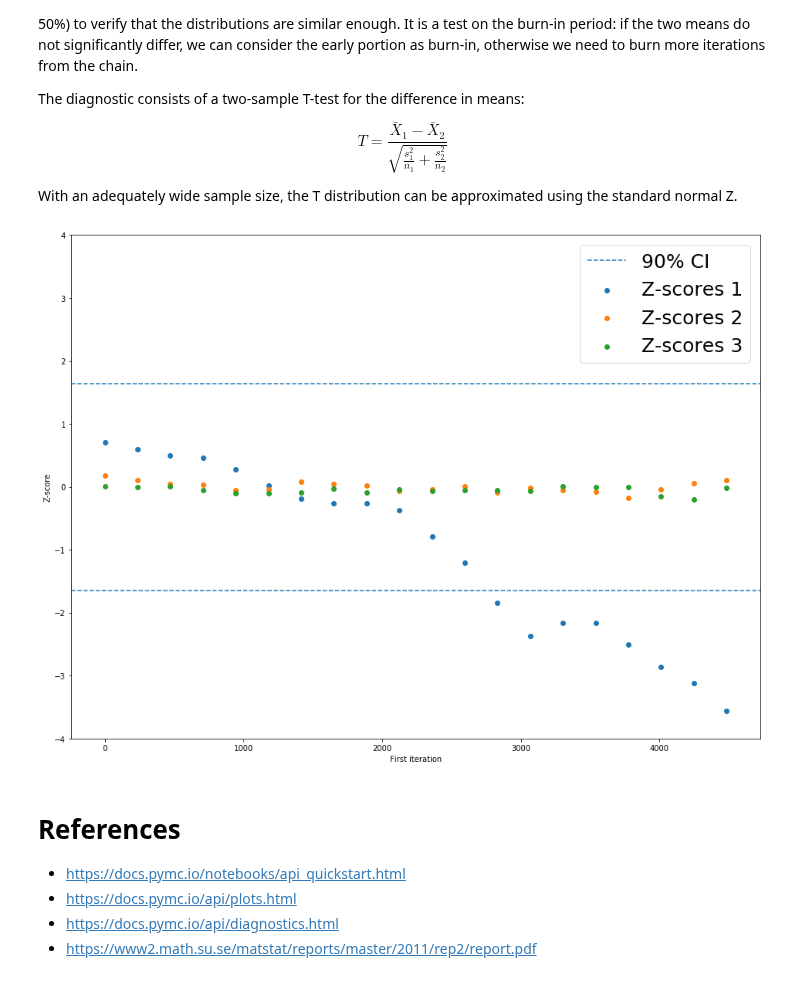
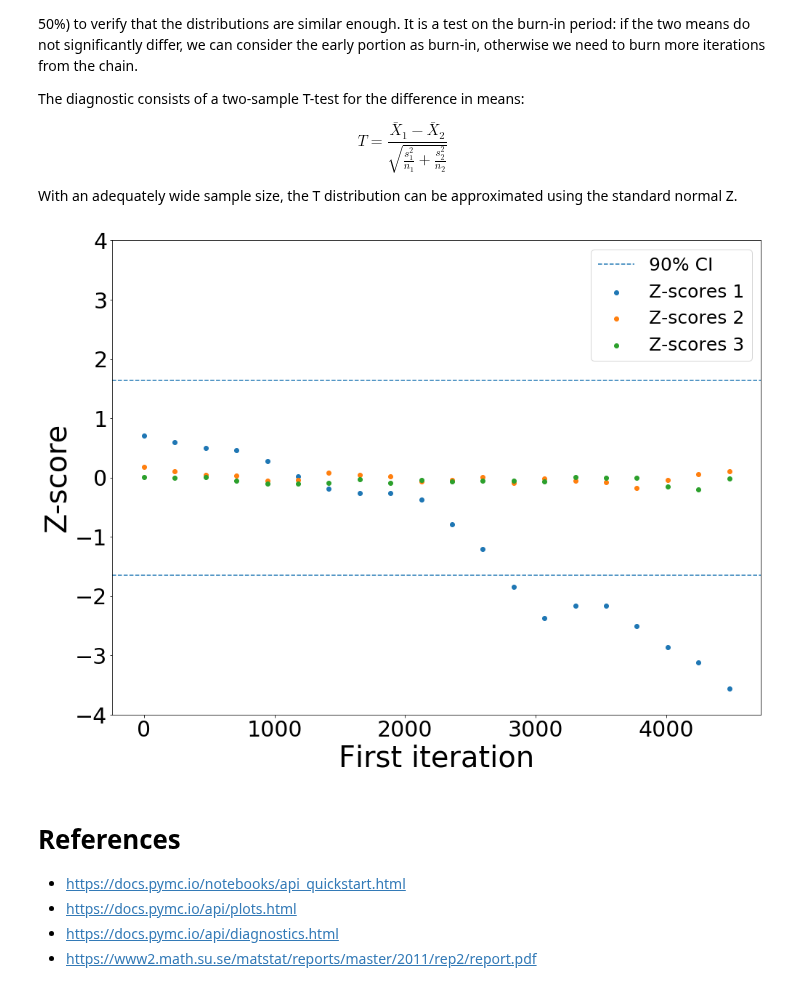
Before and after one commit to fcastagna/mcmc_convergence, a Jupyter notebook: try.ipynb, the cells around one changed output. Cells and saved outputs as stored; diff of their text form; code cells hidden in the pictures.

```diff
--- a/try.ipynb
+++ b/try.ipynb
@@ -262,22 +268,25 @@ The diagnostic consists of a two-sample T-test for the difference in means:
 
 With an adequately wide sample size, the T distribution can be approximated using the standard normal Z.
 # %%
-plt.rcParams["figure.figsize"] = (16, 12)
+plt.rcParams['figure.figsize'] = (16, 12)
+plt.rcParams['xtick.labelsize'] = 30
+plt.rcParams['ytick.labelsize'] = 30
+plt.rcParams['axes.labelsize'] = 40
 gew_1 = pm.geweke(t_1.m, first=.1, last=.5)
 plt.scatter(gew_1[:,0], gew_1[:,1])
 gew_2 = pm.geweke(t_2.m, first=.1, last=.5)
 plt.scatter(gew_2[:,0], gew_2[:,1])
 gew_3 = pm.geweke(t_3.m, first=.1, last=.5)
 plt.scatter(gew_3[:,0], gew_3[:,1])
 plt.xlabel('First iteration')
 plt.ylabel('Z-score')
 plt.ylim(-4, 4)
 plt.axhline(-st.norm.ppf(.95), linestyle='--')
 plt.axhline(st.norm.ppf(.95), linestyle='--', label='_nolegend_')
 plt.legend(('90% CI', 'Z-scores 1', 'Z-scores 2', 'Z-scores 3'), bbox_to_anchor=(1,1), prop={'size': 25})
 pass
 # %% [output]
-[figure, old version]
+[figure, new version]
 # %% [markdown]
 # References
 - https://docs.pymc.io/notebooks/api_quickstart.html
```
Also changed, not shown: parts of 15 cells of this notebook.
